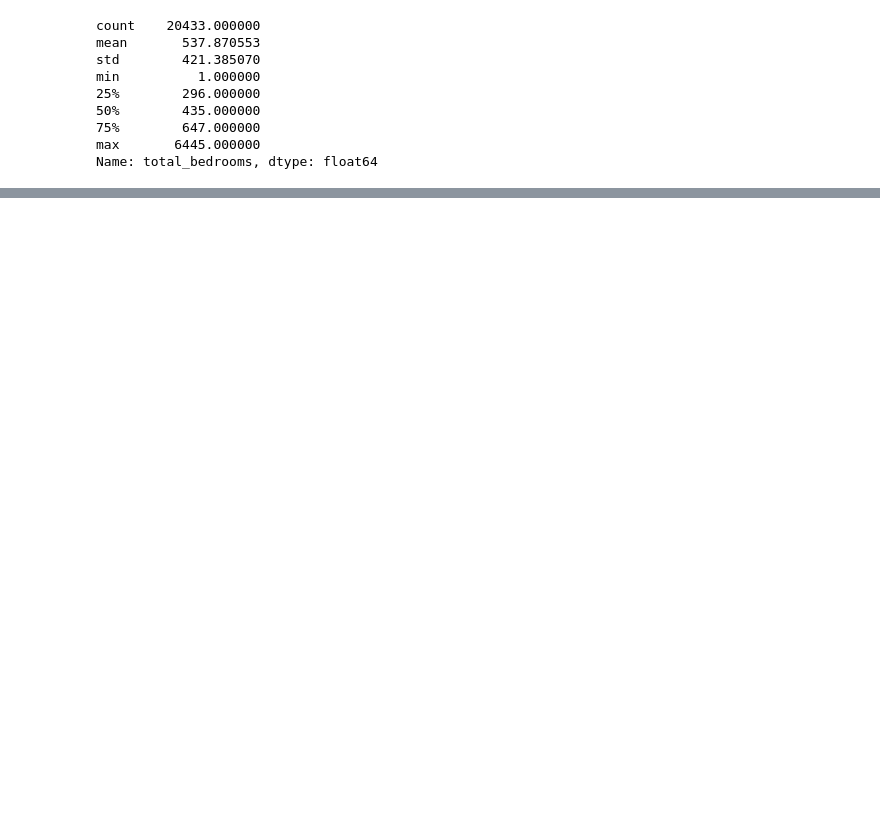
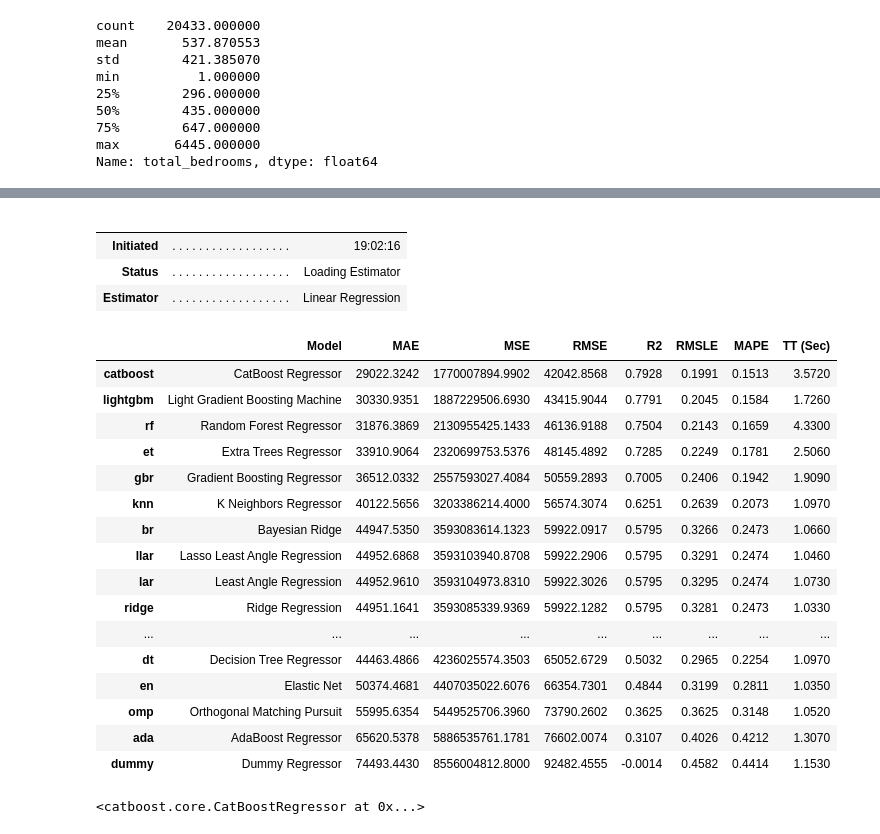
Before and after one commit to jdhova/Capstone, a Jupyter notebook: info2.ipynb, the cells around one changed output, grey strips where cells are left out. Drawn from its saved outputs; the diff is of its cells as text; code cells hidden in the pictures; blank space fills up the shorter version.

```diff
--- a/info2.ipynb
+++ b/info2.ipynb
@@ -458,0 +705,26 @@ sns.lmplot(data=df, x ='index', y='median_house_value')
+# %%
+compare_models()
+# %% [output]
+|  |  |  |
+|  |  |  |
+| Initiated | . . . . . . . . . . . . . . . . . . | 19:02:16 |
+| Status | . . . . . . . . . . . . . . . . . . | Loading Estimator |
+| Estimator | . . . . . . . . . . . . . . . . . . | Linear Regression |
+|  | Model | MAE | MSE | RMSE | R2 | RMSLE | MAPE | TT (Sec) |
+| catboost | CatBoost Regressor | 29022.3242 | 1770007894.9902 | 42042.8568 | 0.7928 | 0.1991 | 0.1513 | 3.5720 |
+| lightgbm | Light Gradient Boosting Machine | 30330.9351 | 1887229506.6930 | 43415.9044 | 0.7791 | 0.2045 | 0.1584 | 1.7260 |
+| rf | Random Forest Regressor | 31876.3869 | 2130955425.1433 | 46136.9188 | 0.7504 | 0.2143 | 0.1659 | 4.3300 |
+| et | Extra Trees Regressor | 33910.9064 | 2320699753.5376 | 48145.4892 | 0.7285 | 0.2249 | 0.1781 | 2.5060 |
+| gbr | Gradient Boosting Regressor | 36512.0332 | 2557593027.4084 | 50559.2893 | 0.7005 | 0.2406 | 0.1942 | 1.9090 |
+| knn | K Neighbors Regressor | 40122.5656 | 3203386214.4000 | 56574.3074 | 0.6251 | 0.2639 | 0.2073 | 1.0970 |
+| br | Bayesian Ridge | 44947.5350 | 3593083614.1323 | 59922.0917 | 0.5795 | 0.3266 | 0.2473 | 1.0660 |
+| llar | Lasso Least Angle Regression | 44952.6868 | 3593103940.8708 | 59922.2906 | 0.5795 | 0.3291 | 0.2474 | 1.0460 |
+| lar | Least Angle Regression | 44952.9610 | 3593104973.8310 | 59922.3026 | 0.5795 | 0.3295 | 0.2474 | 1.0730 |
+| ridge | Ridge Regression | 44951.1641 | 3593085339.9369 | 59922.1282 | 0.5795 | 0.3281 | 0.2473 | 1.0330 |
+| ... | ... | ... | ... | ... | ... | ... | ... | ... |
+| dt | Decision Tree Regressor | 44463.4866 | 4236025574.3503 | 65052.6729 | 0.5032 | 0.2965 | 0.2254 | 1.0970 |
+| en | Elastic Net | 50374.4681 | 4407035022.6076 | 66354.7301 | 0.4844 | 0.3199 | 0.2811 | 1.0350 |
+| omp | Orthogonal Matching Pursuit | 55995.6354 | 5449525706.3960 | 73790.2602 | 0.3625 | 0.3625 | 0.3148 | 1.0520 |
+| ada | AdaBoost Regressor | 65620.5378 | 5886535761.1781 | 76602.0074 | 0.3107 | 0.4026 | 0.4212 | 1.3070 |
+| dummy | Dummy Regressor | 74493.4430 | 8556004812.8000 | 92482.4555 | -0.0014 | 0.4582 | 0.4414 | 1.1530 |
+<catboost.core.CatBoostRegressor at 0x...>
```
Also changed, not shown: parts of 163 cells of this notebook, 9 other files.
